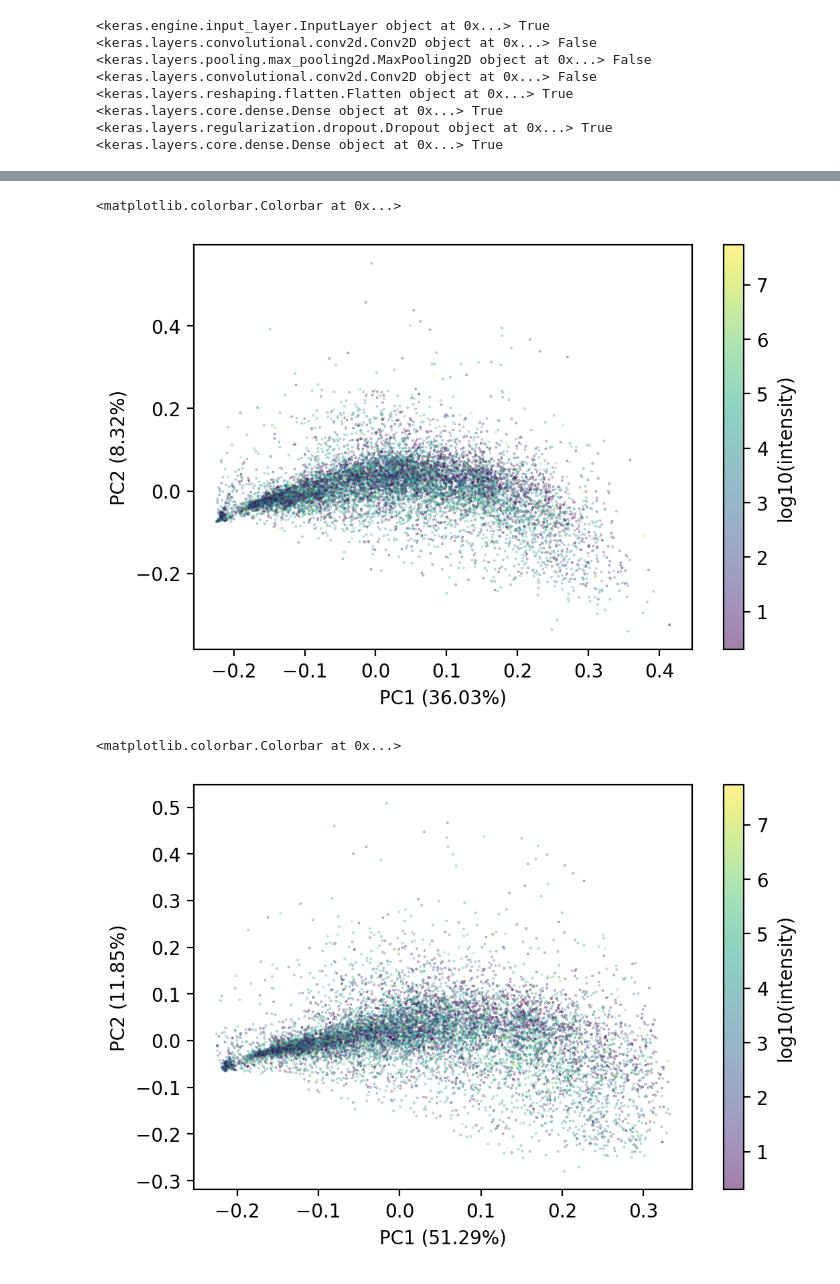
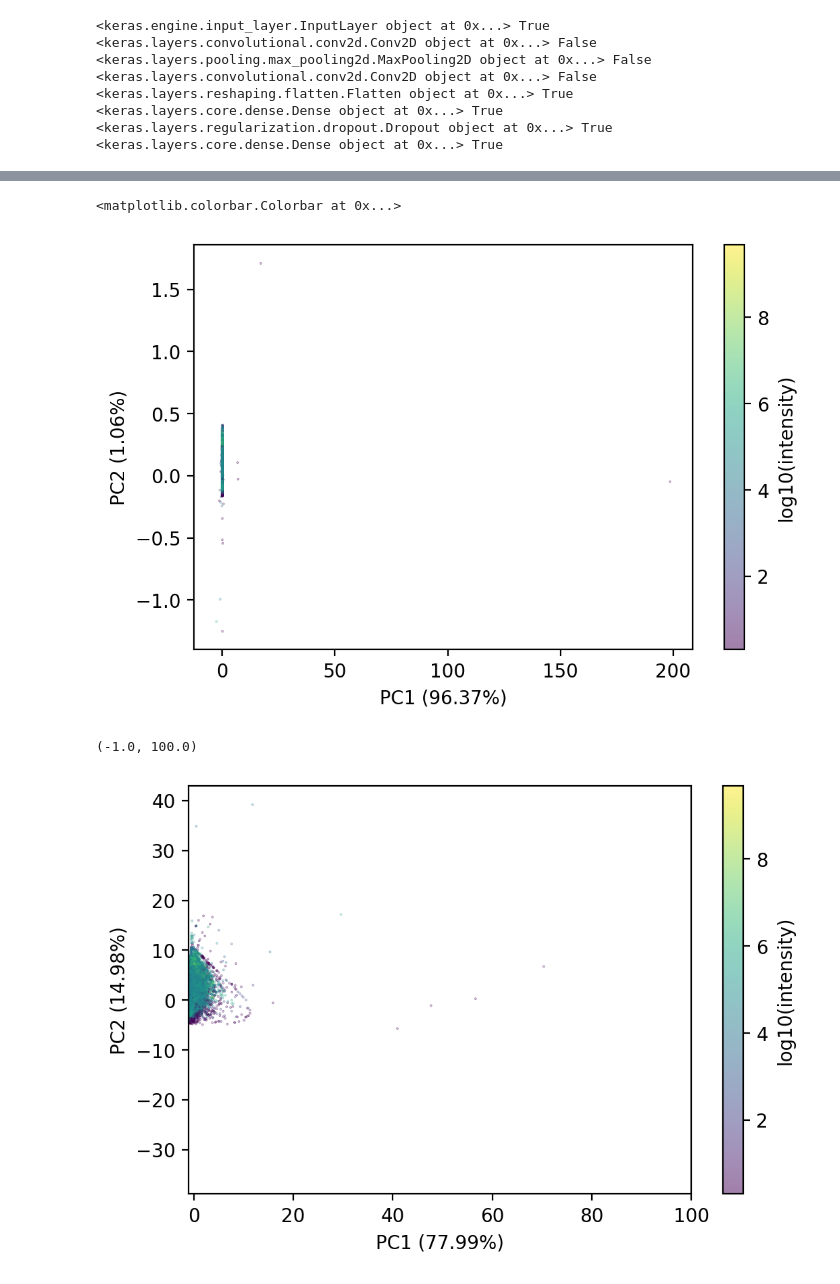
Before and after one commit to pattilab/PeakDetective, a Jupyter notebook: workbooks/ground_truth_analysis_neatMS_comparision.ipynb, the cells around one changed output, grey strips where cells are left out. Cells and saved outputs as stored; diff of their text form; code cells hidden in the pictures.

```diff
--- a/workbooks/ground_truth_analysis_neatMS_comparision.ipynb
+++ b/workbooks/ground_truth_analysis_neatMS_comparision.ipynb
@@ -23,15 +23,16 @@ import sklearn.metrics as met
 import NeatMS as ntms
 from copy import deepcopy
 # %%
-datadir = "../data/mzMLs/covid_plasma/"
+datadir = "../data/NIST/"
+rawDataDir = datadir + "raw_data/"
 resolution = 60
 # %%
-ms1ppm = 30
-peakWidth = (10,83)
+ms1ppm = 10
+peakWidth = (10,85)
 s2n = 5
-noise = 500
+noise = 100
 det = detection_helper.PeakList()
-#det.runXCMS(datadir, "xcms_peak_list.csv", "negative", ms1ppm, peakWidth,s2n=s2n,noise=noise)
+#det.runXCMS(rawDataDir, "xcms_peak_list.csv", "negative", ms1ppm, peakWidth,s2n=s2n,noise=noise)
 det.readXCMSPeakList(datadir+"xcms_peak_list.csv")
 det.to_skyline(datadir+"xcms_peak_list_transition_list.csv","Negative",moleculeListName = "XCMS peaks")
 peakList = pd.DataFrame(det.peakList)
@@ -148,9 +149,9 @@ NeatMS_output_df
 # %%
-files = [x for x in os.listdir(datadir) if ".mzML" in x]
+files = [x for x in os.listdir(rawDataDir) if ".mzML" in x]
 print(files)
 raw_data = []
 for file in files:
     temp = rawData()
-    temp.readRawDataFile(datadir + file,ms1ppm)
+    temp.readRawDataFile(rawDataDir + file,ms1ppm)
     raw_data.append(temp)
 # %% [output]
@@ -421,5 +430,10 @@ peakList
 # %%
-#format X
+# format X
 if __name__ == "__main__":
-    ms1_peaks_curated,X_norm,X_orig,tics,scores,progress,peak_scores = integ.curatePeaks(raw_data,peakList,min_peaks=50000,shift=2.0,smooth_epochs=10,threshold=0.99)
+    ms1_peaks_curated,X_norm,X_orig,tics,scores,progress,peak_scores,performance,peak_intensities = integ.curatePeaks(raw_data,peakList,
+                                                                                min_peaks=50000,shift=7.0,
+                                                                                smooth_epochs=20,class_epochs=30,
+                                                                                threshold=0.5,useSynthetic=True,
+                                                                                numManualPerRound=10,validation_split=0.1,
+                                                                                autoClassify = False,noise=500)
 # %% [output]
@@ -479,17 +504,18 @@ plt.ylabel("PC2 (" + str(np.round(100*pca.explained_variance_ratio_[1],2)) + "%)
 plt.colorbar(label="log10(intensity)")
 # %% [output]
 <matplotlib.colorbar.Colorbar at 0x...>
-[figure, old version]
+[figure, new version]
 # %%
 pca = PCA(2)
 loads = pca.fit_transform(X_norm)
 plt.scatter(loads[:,0],loads[:,1],c=tics,s=.1,alpha=.5)
 plt.xlabel("PC1 (" + str(np.round(100*pca.explained_variance_ratio_[0],2)) + "%)")
 plt.ylabel("PC2 (" + str(np.round(100*pca.explained_variance_ratio_[1],2)) + "%)")
 plt.colorbar(label="log10(intensity)")
+plt.xlim((-1,100))
 # %% [output]
-<matplotlib.colorbar.Colorbar at 0x...>
+(-1.0, 100.0)
-[figure, old version]
+[figure, new version]
 # %%
 pca = PCA(2)
 loads = pca.fit_transform(X_norm)
```
Also changed, not shown: parts of 35 cells of this notebook, 1 other file.
